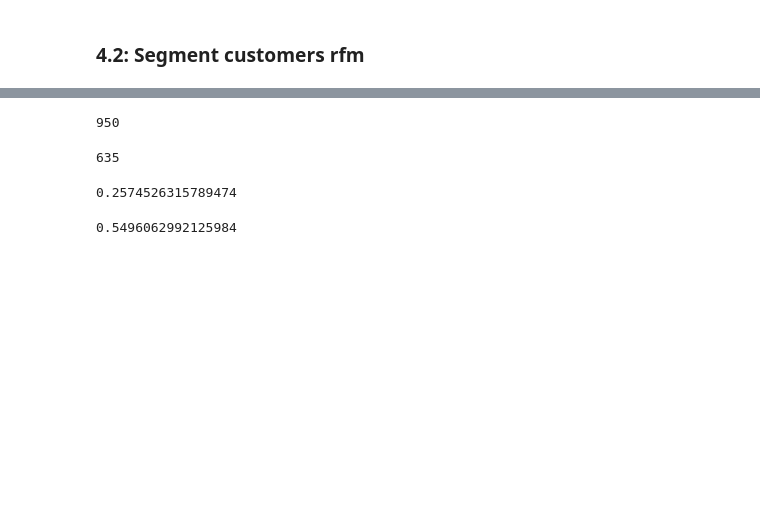
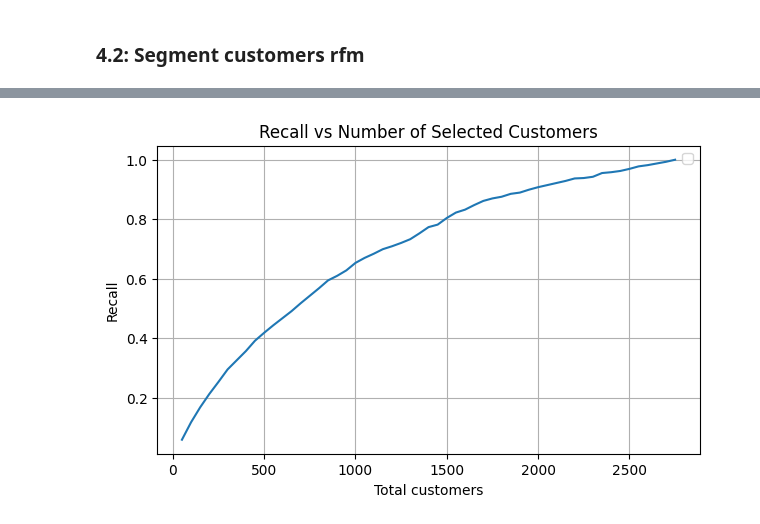
Before and after one commit to suongnq/eda_modeling_project, a Jupyter notebook: model_built.ipynb, the cells around one changed output, grey strips where cells are left out. Drawn from its saved outputs; the diff is of its cells as text; code cells hidden in the pictures; blank space fills up the shorter version.

```diff
--- a/model_built.ipynb
+++ b/model_built.ipynb
@@ -239,9 +227,10 @@ train_dataset = created_dataset('2011-01', '2011-07', data)
 # %%
+# Normalize data
+
 scaler = StandardScaler()
-cols_to_scale = ['avg_invoice_revenue',
-   'avg_purchase_interval', 'avg_price', 'num_product_types', 'revenue',
-   'top10_products_purchase_count', 'recency_top10_purchase_days', 'revenue_trend','recency']
-train_dataset[cols_to_scale] = scaler.fit_transform(train_dataset[cols_to_scale])
-
+cols_to_scale = test_dataset.columns[2:-1]
+# scaler.fit_transform(pd.concat([train_dataset[cols_to_scale], validation_dataset[cols_to_scale], test_dataset[cols_to_scale]]))
+scaler.fit_transform(train_dataset[cols_to_scale])
+train_dataset[cols_to_scale] = scaler.transform(train_dataset[cols_to_scale])
 validation_dataset[cols_to_scale] = scaler.transform(validation_dataset[cols_to_scale])
 test_dataset[cols_to_scale] = scaler.transform(test_dataset[cols_to_scale])
@@ -469,9 +383,0 @@ train_dataset = created_dataset('2011-01', '2011-07', data)
-# %%
-scaler = StandardScaler()
-cols_to_scale = ['avg_invoice_revenue',
-   'avg_purchase_interval', 'avg_price', 'num_product_types', 'revenue',
-   'top10_products_purchase_count', 'recency_top10_purchase_days',
-   'num_invoice_autumn', 'revenue_trend']
-validation_dataset[cols_to_scale] = scaler.fit_transform(validation_dataset[cols_to_scale])
-
-test_dataset[cols_to_scale] = scaler.transform(test_dataset[cols_to_scale])
@@ -543,6 +492,10 @@ rfm_top_customers[rfm_top_customers['label']==1]['customer_id'].nunique()/rfm_to
 # %%
-# rs = []
-# for n in list(np.arange(50, 2600, 50)):
-#     prob_top_customers = validation_dataset.sort_values(by='pred_prob',ascending=False).head(n)
-#     value = prob_top_customers[prob_top_customers['label']==1]['customer_id'].nunique()/validation_dataset[validation_dataset['label']==1]['customer_id'].nunique()
-#     rs.append(value)
+num_list = list(np.arange(50, len(test_dataset), 50))
+recall_over_step = []
+for n in num_list:
+    prob_top_customers = test_dataset.sort_values(by='pred_prob',ascending=False).head(n)
+    value = prob_top_customers[prob_top_customers['label']==1]['customer_id'].nunique()/test_dataset[test_dataset['label']==1]['customer_id'].nunique()
+    recall_over_step.append(value)
+
+recall_over_step_df = pd.DataFrame({'values': recall_over_step}, index=num_list)
+recall_over_step_df = recall_over_step_df.reset_index()
@@ -557,8 +501,0 @@ prob_top_customers[prob_top_customers['label']==1]['customer_id'].nunique()/prob
-# %%
-prob_top_customers['customer_id'].nunique()
-# %% [output]
-950
-# %%
-validation_dataset[validation_dataset['label']==1]['customer_id'].nunique()
-# %% [output]
-635
@@ -575,8 +502,11 @@ def random_top(num, num_iteration, data):
-# %%
-random_top(950, 100,test_dataset)
-# %% [output]
-0.2574526315789474
-# %%
-349/635
-# %% [output]
-0.5496062992125984
+# %%
+plt.figure(figsize=(7, 4))
+sns.lineplot(data=recall_over_step_df, x='index', y='values')
+plt.title('Recall vs Number of Selected Customers')
+plt.xlabel('Total customers')
+plt.ylabel('Recall')
+plt.legend()
+plt.grid(True)
+plt.show()
+# %% [output]
+[figure, added]
```
Also changed, not shown: parts of 43 cells of this notebook, 4 other files.
